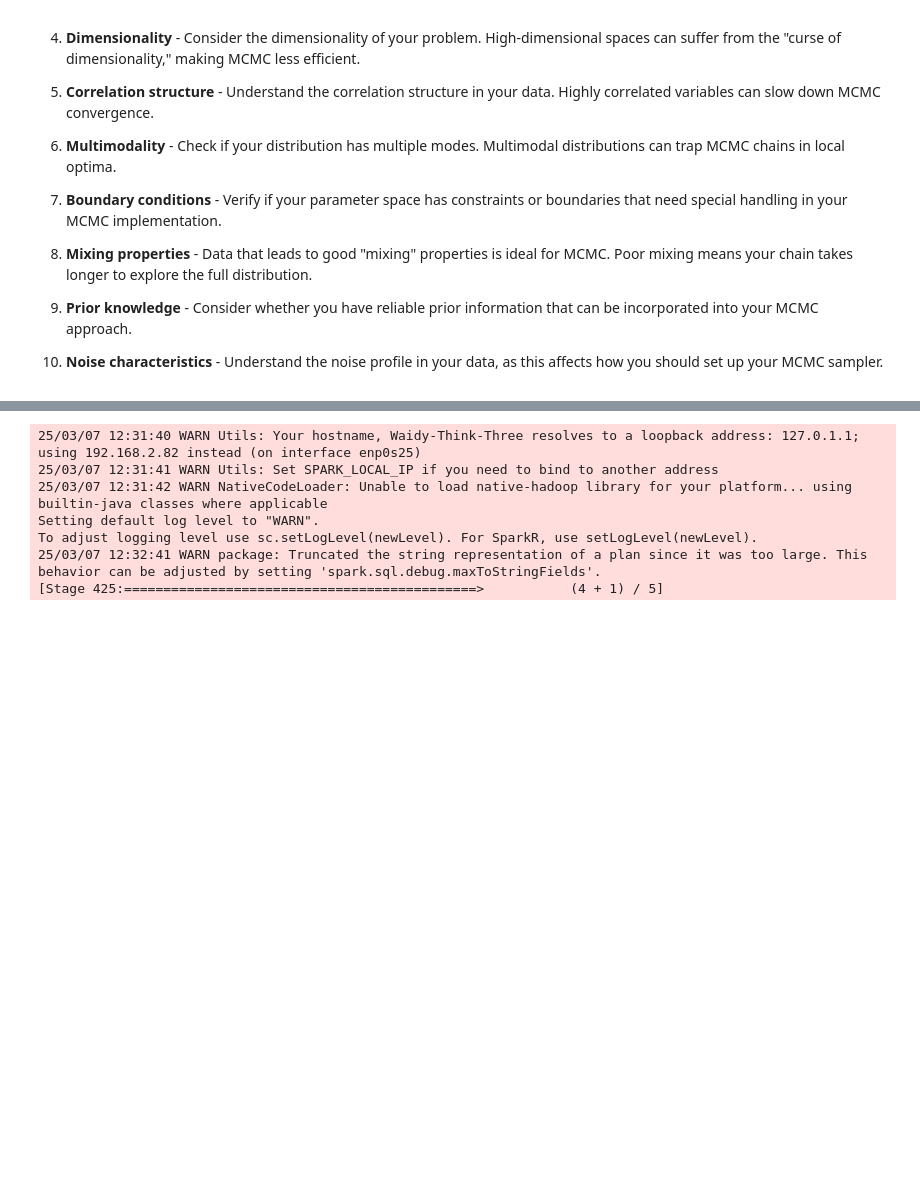
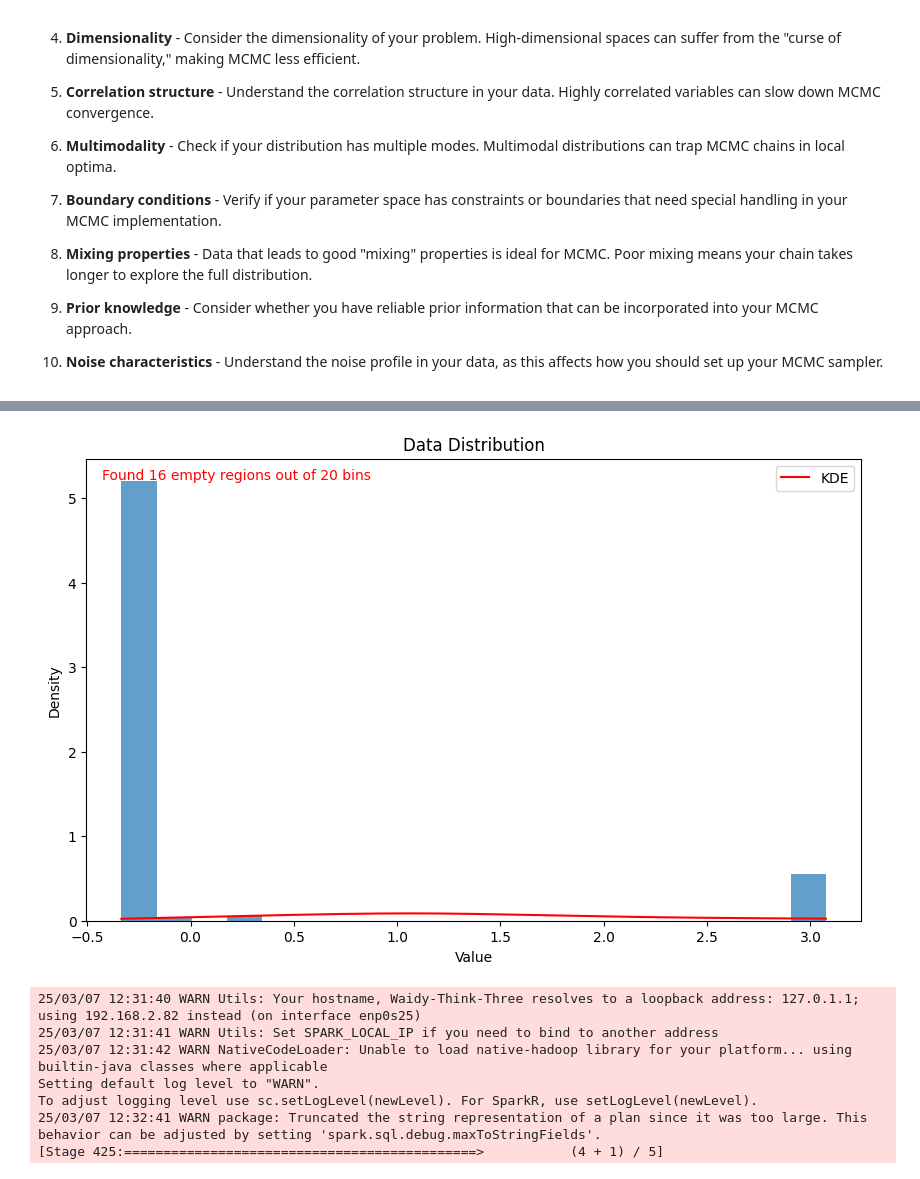
Before and after one commit to waidyanatha/madgicx, a Jupyter notebook: mining/notebooks/budget/evaluation/data_validation_for_mcmc.ipynb, the cells around one changed output, grey strips where cells are left out. Cells and saved outputs as stored; diff of their text form; code cells hidden in the pictures; blank space fills up the shorter version.

```diff
--- a/mining/notebooks/budget/evaluation/data_validation_for_mcmc.ipynb
+++ b/mining/notebooks/budget/evaluation/data_validation_for_mcmc.ipynb
@@ -93,3 +97,11 @@ Finished running checks!
+# %%
+from IPython.display import display
+display(test_results[0]['plot'])
+plt.figure(test_results[0]['plot'].number)  # Make the figure active
+plt.show()  # Display it
+# test_results[0]['plot']
+# %% [output]
+[figure, added]
 # %%
 _fpath = "mining/data/budget/"
 _fname = "FullDataset.csv"
```
Also changed, not shown: parts of 2 cells of this notebook, 1 other file.
